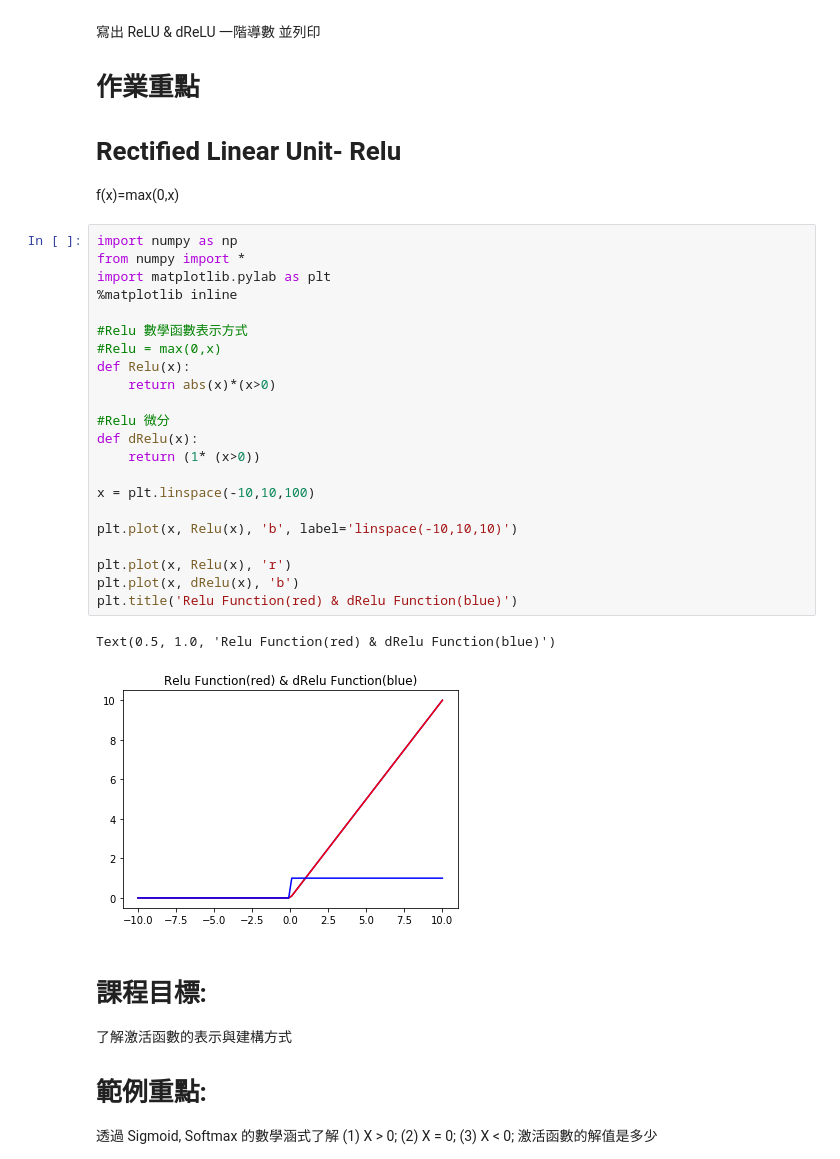
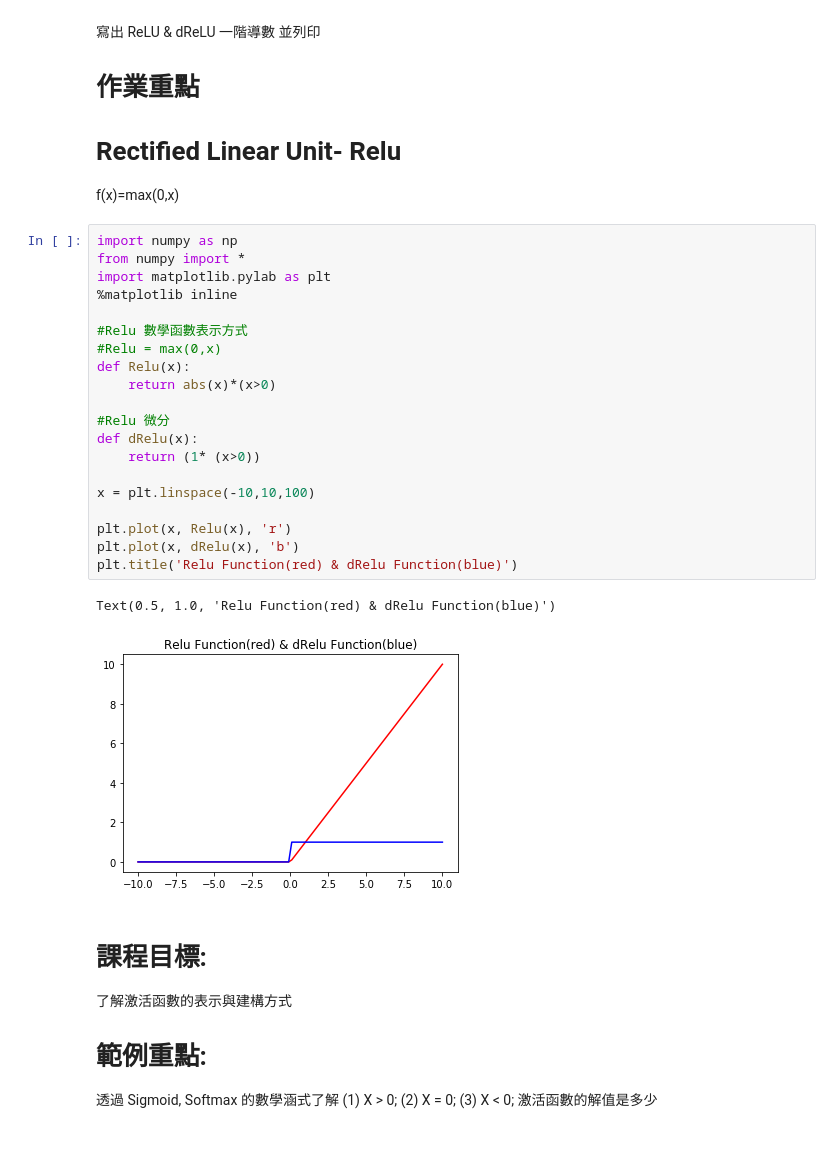
Before and after one commit to Erincatcat/ML100-Days, a Jupyter notebook: Homework/Day_072_HW.ipynb, the cells around one changed output. Cells and saved outputs as stored; diff of their text form.

```diff
--- a/Homework/Day_072_HW.ipynb
+++ b/Homework/Day_072_HW.ipynb
@@ -10,28 +10,26 @@ f(x)=max(0,x)
 # %%
 import numpy as np
 from numpy import *
 import matplotlib.pylab as plt
 %matplotlib inline
 
 #Relu 數學函數表示方式
 #Relu = max(0,x)
 def Relu(x):
     return abs(x)*(x>0)
 
 #Relu 微分
 def dRelu(x):
     return (1* (x>0))
 
 x = plt.linspace(-10,10,100)
 
-plt.plot(x, Relu(x), 'b', label='linspace(-10,10,10)')
-
 plt.plot(x, Relu(x), 'r')
 plt.plot(x, dRelu(x), 'b')
 plt.title('Relu Function(red) & dRelu Function(blue)')
 # %% [output]
 Text(0.5, 1.0, 'Relu Function(red) & dRelu Function(blue)')
-[figure, old version]
+[figure, new version]
 # %% [markdown]
 # 課程目標:
 了解激活函數的表示與建構方式
```
